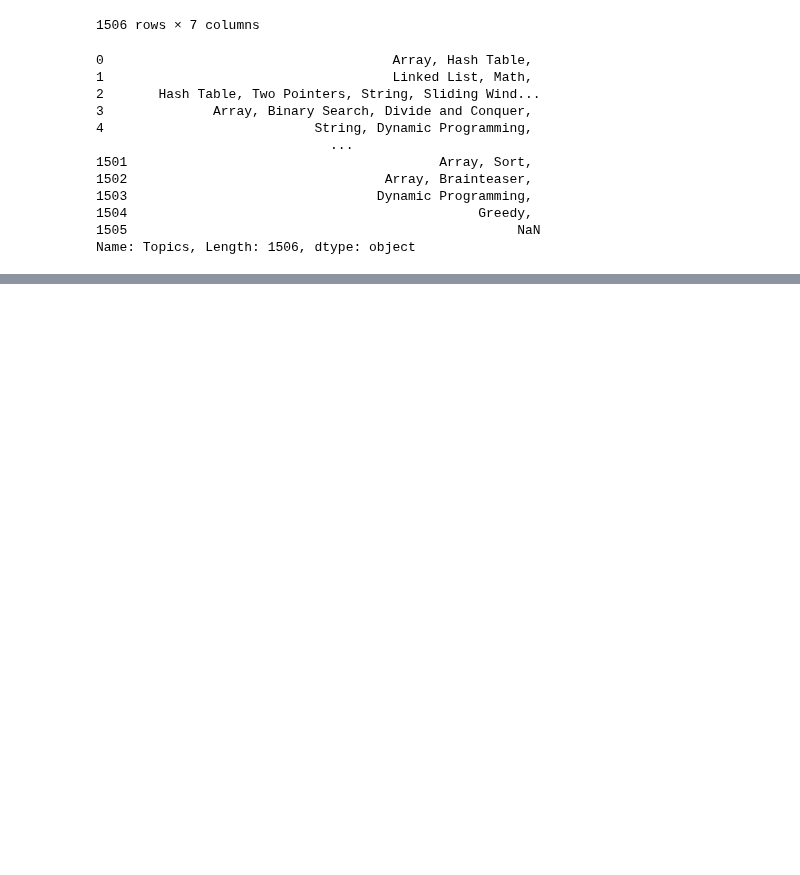
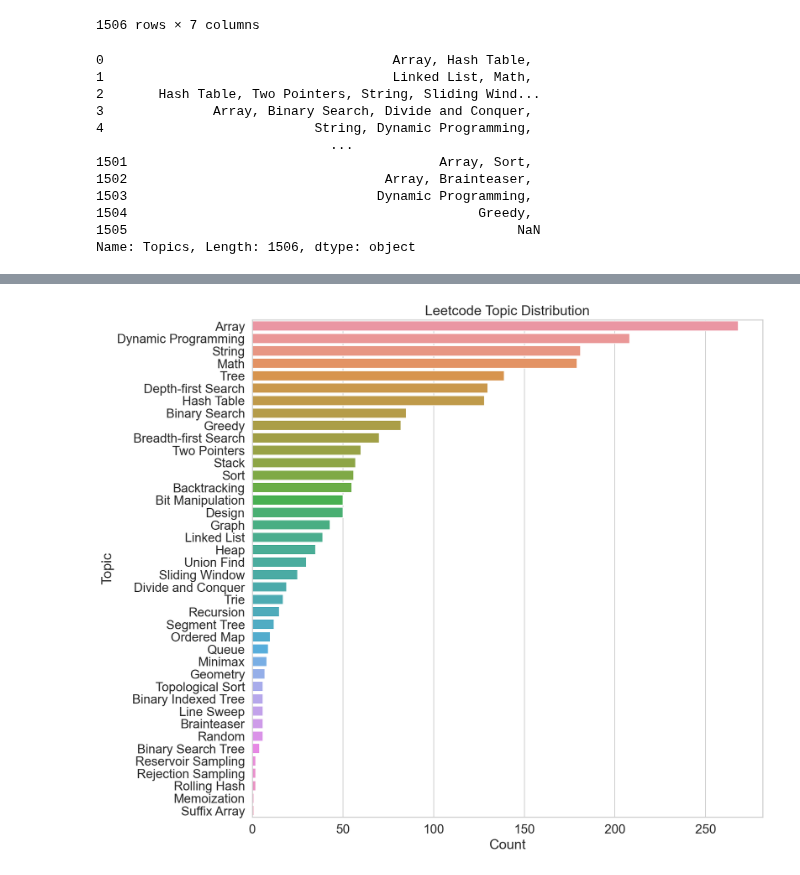
Before and after one commit to adarshanand67/Data-Science, a Jupyter notebook: Leetcode/EDA.ipynb, the cells around one changed output, grey strips where cells are left out. Drawn from its saved outputs; the diff is of its cells as text; code cells hidden in the pictures; blank space fills up the shorter version.

```diff
--- a/Leetcode/EDA.ipynb
+++ b/Leetcode/EDA.ipynb
@@ -143,5 +143,11 @@ Name: Topics, Length: 1506, dtype: object
 # %%
 all_topics=[]
 for i in topics:
-    if(type(i)==str):
+    if(type(i)==str and i!='nan' and i!=' '):
         all_topics.append(i.split(','))
+
+for i in range(len(all_topics)):
+    for j in range(len(all_topics[i])):
+        all_topics[i][j]=all_topics[i][j].strip()
+
+all_topics
@@ -167,0 +172,13 @@ all_topics
+# %%
+# flatten list
+flat_list = []
+for sublist in all_topics:
+    for item in sublist:
+        flat_list.append(item)
+
+
+
+# remove ''
+flat_list = [x for x in flat_list if x != '' and x!='nan']
+
+flat_list
@@ -255,0 +232,8 @@ df
+# %%
+from collections import Counter
+# Counter of all topics
+counter = Counter(flat_list)
+counter = dict(counter)
+# counter sort by value
+sorted_counter = sorted(counter.items(), key=lambda x: x[1], reverse=True)
+sorted_counter
@@ -255,0 +258,3 @@ df
+# %%
+count_df = pd.DataFrame(sorted_counter, columns=['Topic', 'Count'])
+count_df
@@ -255,0 +294,11 @@ df
+# %%
+# most asked 10 topics barchart
+
+plt.figure(figsize=(12,12))
+plt.title('Leetcode Topic Distribution')
+plt.xlabel('Topic')
+plt.ylabel('Count')
+
+plots =  sns.barplot(y='Topic', x='Count', data=count_df);
+# %% [output]
+[figure, added]
```
Also changed, not shown: parts of 12 cells of this notebook, 17 other files.
